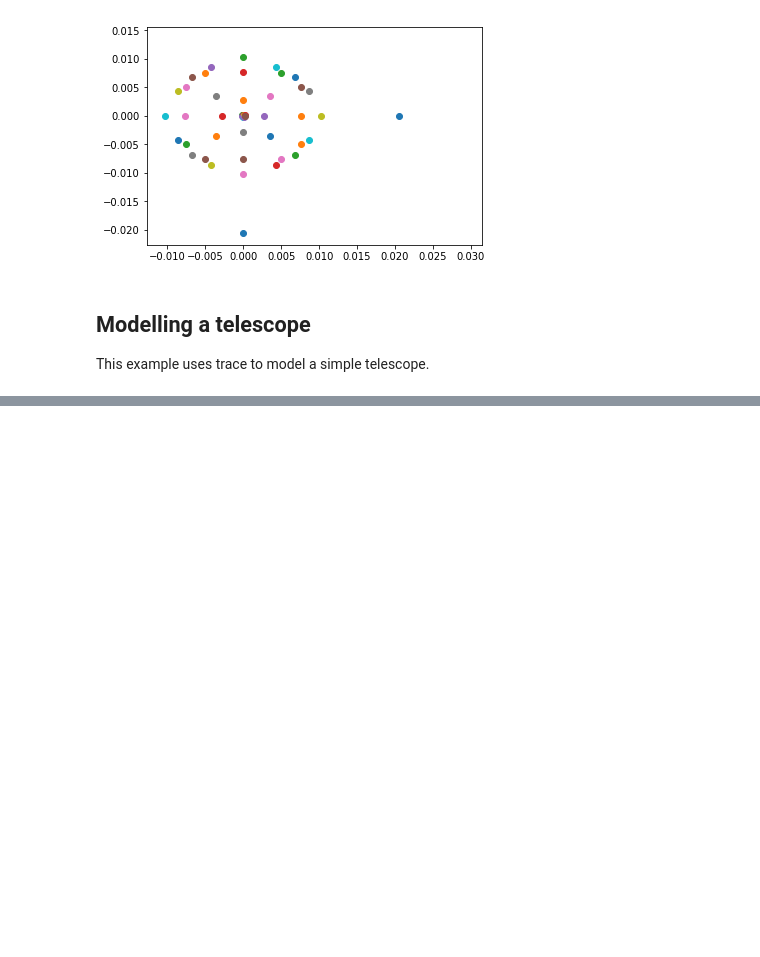
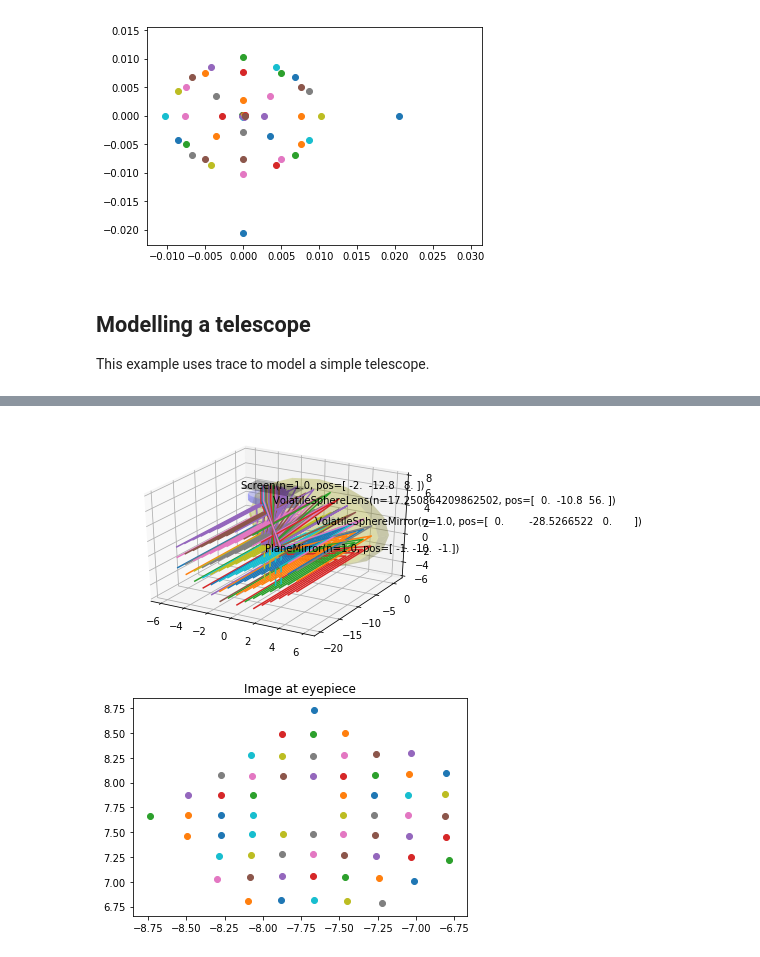
Before and after one commit to dyedgreen/labs-ray-tracing, a Jupyter notebook: demo_notebook.ipynb, the cells around one changed output, grey strips where cells are left out. Drawn from its saved outputs; the diff is of its cells as text; code cells hidden in the pictures; blank space fills up the shorter version.

Commit message:
Now we have a telescope :)

```diff
--- a/demo_notebook.ipynb
+++ b/demo_notebook.ipynb
@@ -252,3 +252,22 @@ Optimized RMS: 0.008512098541628332
 ## Modelling a telescope
 
 This example uses trace to model a simple telescope.
+# %%
+# As per usual, we start with a scene
+scene = tr.VolatileScene()
+
+# We will choose a refractive index and curvature to get a nice even picture
+# (just to demonstrate, that we can vary any parameter that is a scalar)
+ref_index = tr.Variable(15)
+curvature = tr.Variable(-0.035)
+
+# Place mirrors and lenses to assemble our telescope
+big_mirror = tr.make_volatile(tr.SphereMirror(curvature, 6, 1, pos=tr.pos(0,0,0), axis=tr.vec(0,-1,0)))
+small_mirror = tr.PlaneMirror(pos=tr.pos(-1,-10,-1), width=tr.vec(2,0,0), height=tr.vec(0,-2,2), normal=tr.vec(0,1,1))
+eyepiece = tr.make_volatile(tr.SphereLens(0.02, 2, 1, pos=tr.pos(0,-10.8,6), axis=tr.vec(0,0,-1), n=ref_index))
+screen = tr.Screen(pos=tr.pos(-2,-12.8,8), width=tr.vec(4,0,0), height=tr.vec(0,4,0), normal=tr.vec(0,0,-1))
+
+the_universe_or_something = tr.DenseSource(pos=tr.pos(0,-20,0), k=tr.vec(0,1,0), radius=5.5, density=1)
+
+scene.add(big_mirror, small_mirror, eyepiece, screen)
+scene.add(the_universe_or_something)
@@ -254,0 +303,12 @@ This example uses trace to model a simple telescope.
+# %%
+# Render the result
+scene.reset()
+scene.trace()
+
+tr.graphics.render_3d(scene, extend=5)
+ax = tr.graphics.render_2d(screen).axes[0]
+ax.set_title("Image at eyepiece")
+plt.show()
+# %% [output]
+[figure, added]
+[figure, added]
```
Also changed, not shown: parts of 11 cells of this notebook, 2 other files.
